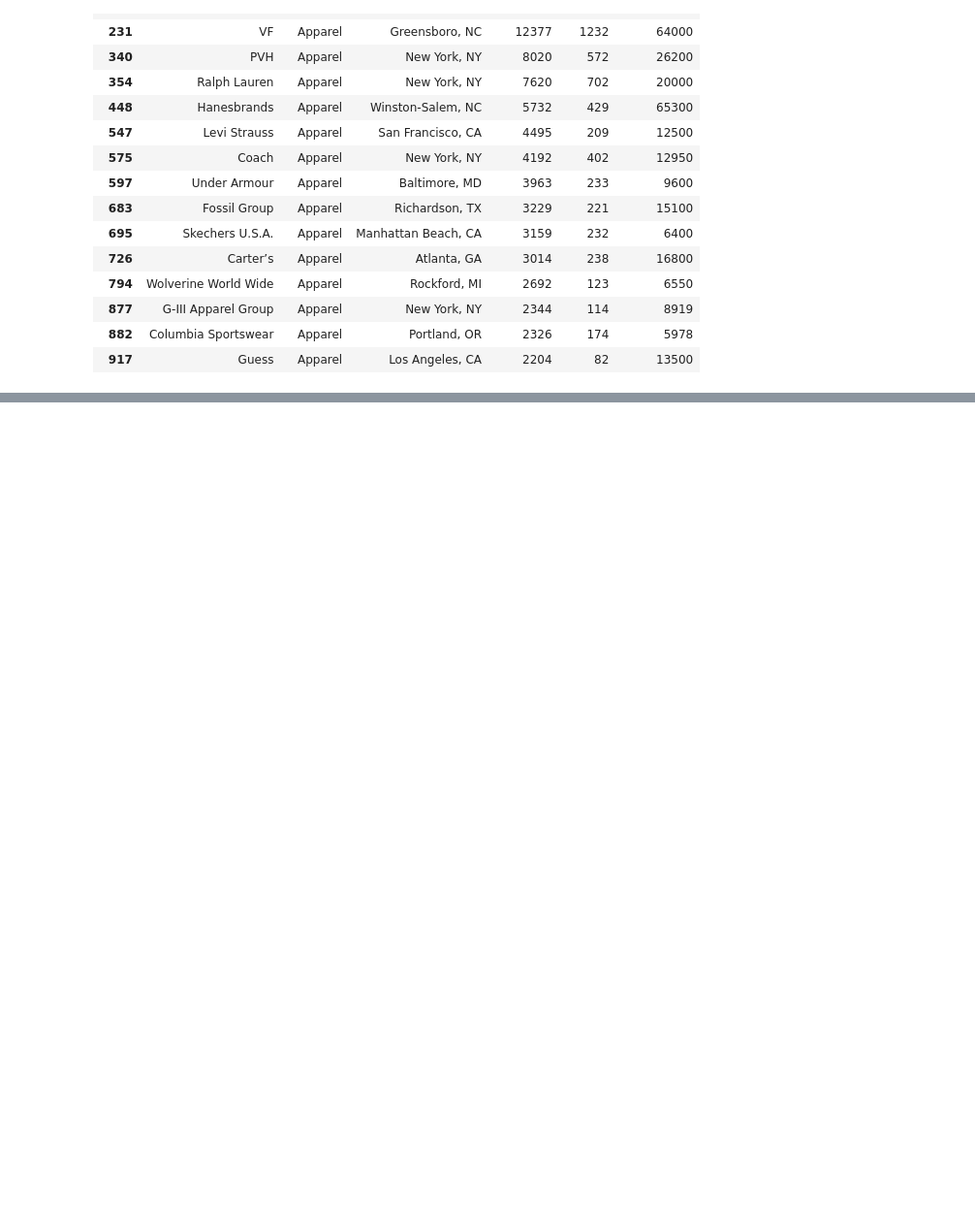
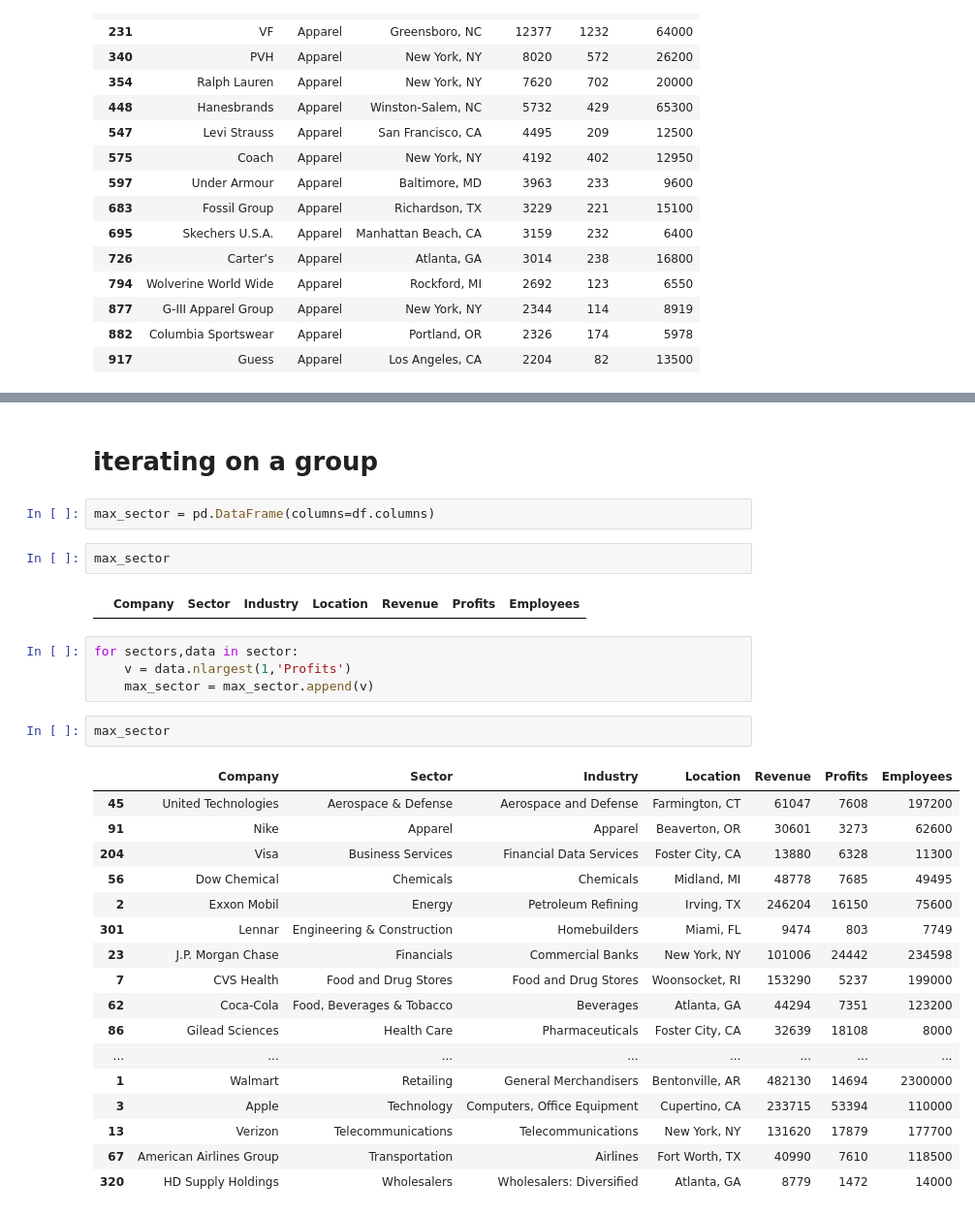
Before and after one commit to Edison0019/pandas-course-projects, a Jupyter notebook: Group by.ipynb, the cells around one changed output, grey strips where cells are left out. Shown at 97% size. Saved outputs shown, nothing was run; the diff lists cells and outputs as text; blank space fills up the shorter version.

```diff
--- a/Group by.ipynb
+++ b/Group by.ipynb
@@ -151,0 +300,32 @@ sector.get_group('Apparel')
+# %% [markdown]
+# iterating on a group
+# %%
+max_sector = pd.DataFrame(columns=df.columns)
+# %%
+max_sector
+# %% [output]
+|  | Company | Sector | Industry | Location | Revenue | Profits | Employees |
+# %%
+for sectors,data in sector:
+    v = data.nlargest(1,'Profits')
+    max_sector = max_sector.append(v)
+# %%
+max_sector
+# %% [output]
+|  | Company | Sector | Industry | Location | Revenue | Profits | Employees |
+| 45 | United Technologies | Aerospace & Defense | Aerospace and Defense | Farmington, CT | 61047 | 7608 | 197200 |
+| 91 | Nike | Apparel | Apparel | Beaverton, OR | 30601 | 3273 | 62600 |
+| 204 | Visa | Business Services | Financial Data Services | Foster City, CA | 13880 | 6328 | 11300 |
+| 56 | Dow Chemical | Chemicals | Chemicals | Midland, MI | 48778 | 7685 | 49495 |
+| 2 | Exxon Mobil | Energy | Petroleum Refining | Irving, TX | 246204 | 16150 | 75600 |
+| 301 | Lennar | Engineering & Construction | Homebuilders | Miami, FL | 9474 | 803 | 7749 |
+| 23 | J.P. Morgan Chase | Financials | Commercial Banks | New York, NY | 101006 | 24442 | 234598 |
+| 7 | CVS Health | Food and Drug Stores | Food and Drug Stores | Woonsocket, RI | 153290 | 5237 | 199000 |
+| 62 | Coca-Cola | Food, Beverages & Tobacco | Beverages | Atlanta, GA | 44294 | 7351 | 123200 |
+| 86 | Gilead Sciences | Health Care | Pharmaceuticals | Foster City, CA | 32639 | 18108 | 8000 |
+| ... | ... | ... | ... | ... | ... | ... | ... |
+| 1 | Walmart | Retailing | General Merchandisers | Bentonville, AR | 482130 | 14694 | 2300000 |
+| 3 | Apple | Technology | Computers, Office Equipment | Cupertino, CA | 233715 | 53394 | 110000 |
+| 13 | Verizon | Telecommunications | Telecommunications | New York, NY | 131620 | 17879 | 177700 |
+| 67 | American Airlines Group | Transportation | Airlines | Fort Worth, TX | 40990 | 7610 | 118500 |
+| 320 | HD Supply Holdings | Wholesalers | Wholesalers: Diversified | Atlanta, GA | 8779 | 1472 | 14000 |
```
Also changed, not shown: parts of 10 cells of this notebook, 9 other files.
